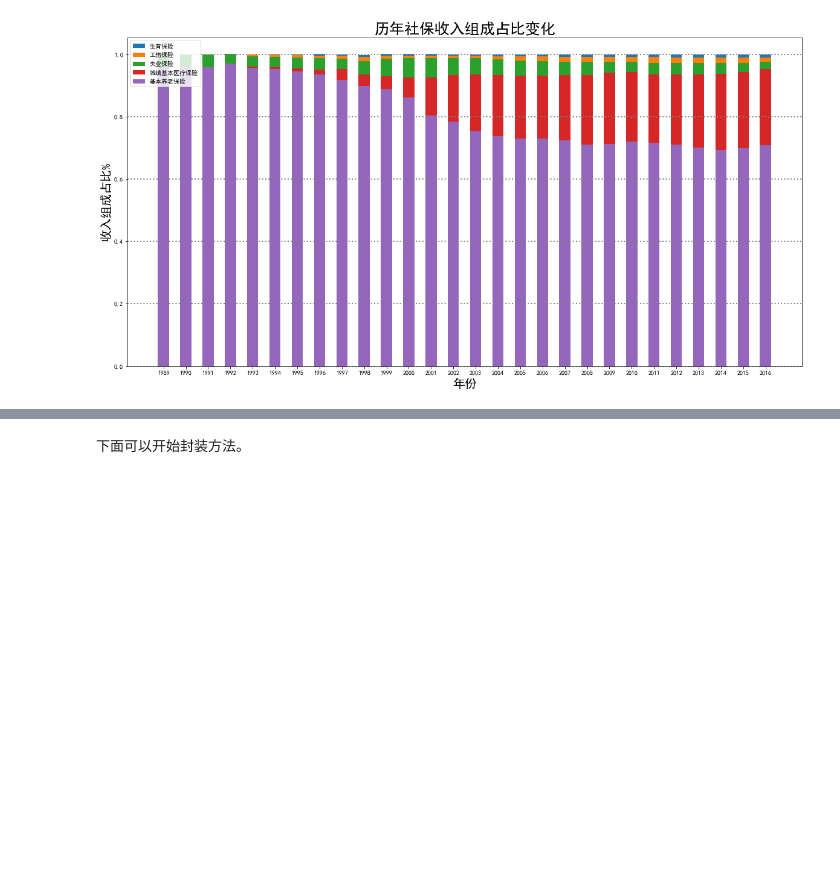
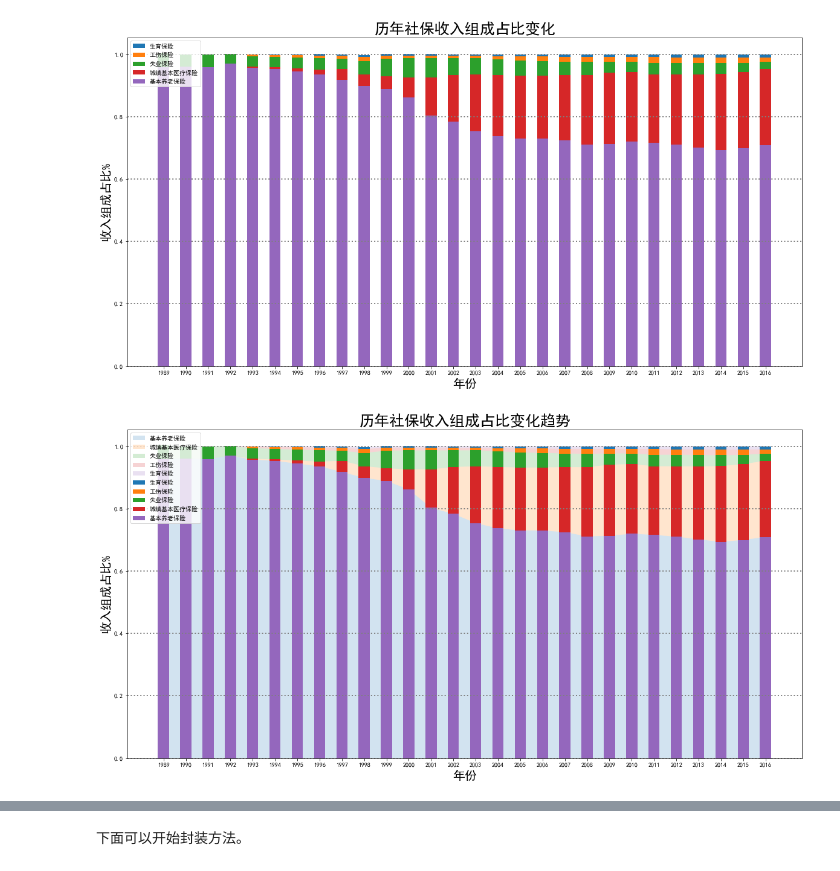
Before and after one commit to sanbeichahegongheguo/python_learn, a Jupyter notebook: chapter02-数据分析/练习/全国医保数据分析/中国医保收入数据分析.ipynb, the cells around one changed output, grey strips where cells are left out. Cells and saved outputs as stored; diff of their text form; code cells hidden in the pictures; blank space fills up the shorter version.

```diff
--- a/chapter02-数据分析/练习/全国医保数据分析/中国医保收入数据分析.ipynb
+++ b/chapter02-数据分析/练习/全国医保数据分析/中国医保收入数据分析.ipynb
@@ -187,3 +186,37 @@ plt.title("历年社保收入组成占比变化", fontsize=25)
 # %% [output]
 Text(0.5, 1.0, '历年社保收入组成占比变化')
 [figure]
+# %%
+plt.figure(figsize=(20,10))
+
+plt.stackplot(years,
+              basic_pension_insurance_p,
+             urban_basic_medical_insurance_p,
+             unemployment_insurance_p,
+             work_injury_insurance_p,
+             maternity_insurance_p,
+              alpha=0.2,
+             labels=['基本养老保险', '城镇基本医疗保险', '失业保险','工伤保险', '生育保险'])
+
+# 添加图例
+
+
+plt.bar(years, maternity_insurance_p_t, width=0.5, label='生育保险')
+plt.bar(years, work_injury_insurance_p_t, width=0.5, label='工伤保险')
+plt.bar(years, unemployment_insurance_p_t, width=0.5, label='失业保险')
+plt.bar(years, urban_basic_medical_insurance_p_t, width=0.5, label='城镇基本医疗保险')
+plt.bar(years, basic_pension_insurance_p_t, width=0.5, label='基本养老保险')
+
+
+plt.xlabel("年份", fontsize=20)
+plt.ylabel("收入组成占比%", fontsize=20)
+plt.title("历年社保收入组成占比变化", fontsize=25)
+
+
+plt.legend(loc='upper left')
+plt.xlabel("年份", fontsize=20)
+plt.ylabel("收入组成占比%", fontsize=20)
+plt.title("历年社保收入组成占比变化趋势", fontsize=25)
+plt.grid(axis='y', color='gray', linestyle=':', linewidth=2)
+# %% [output]
+[figure, added]
```
Also changed, not shown: parts of 4 cells of this notebook, 1 other file.
